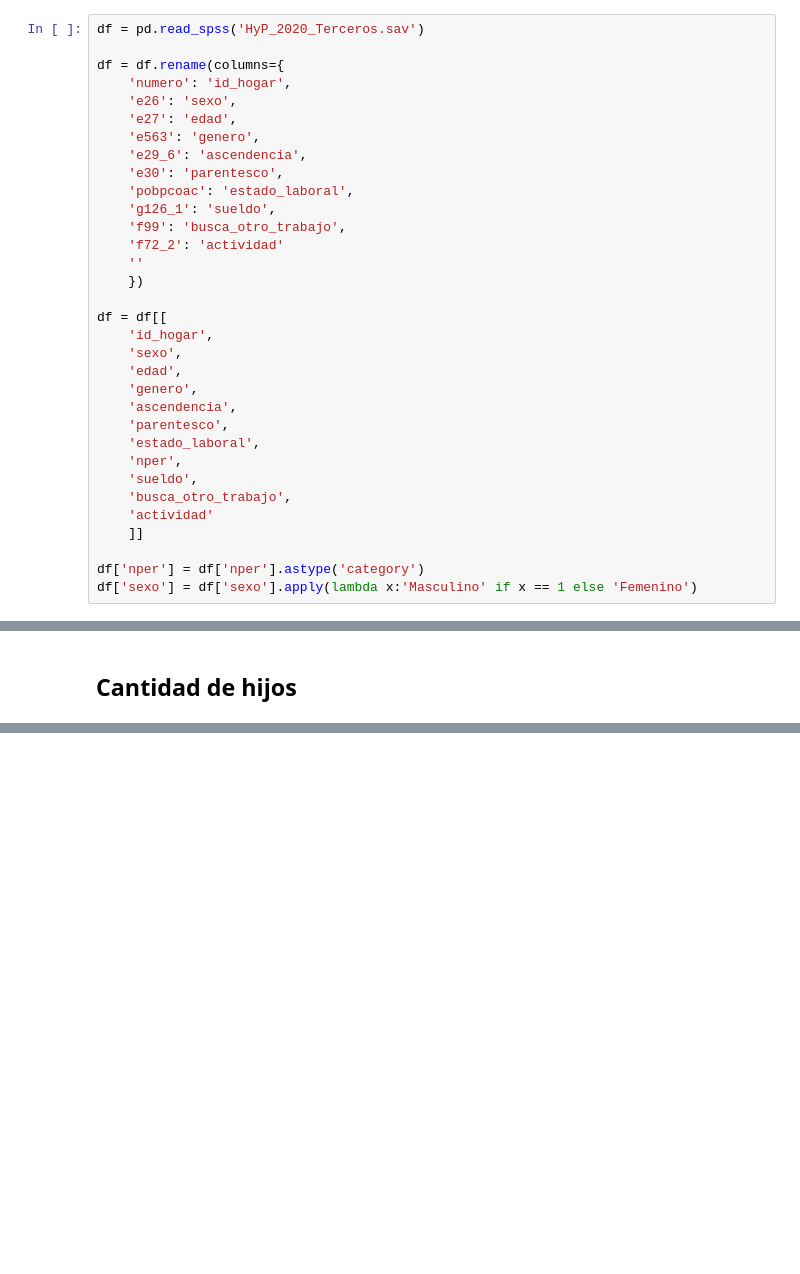
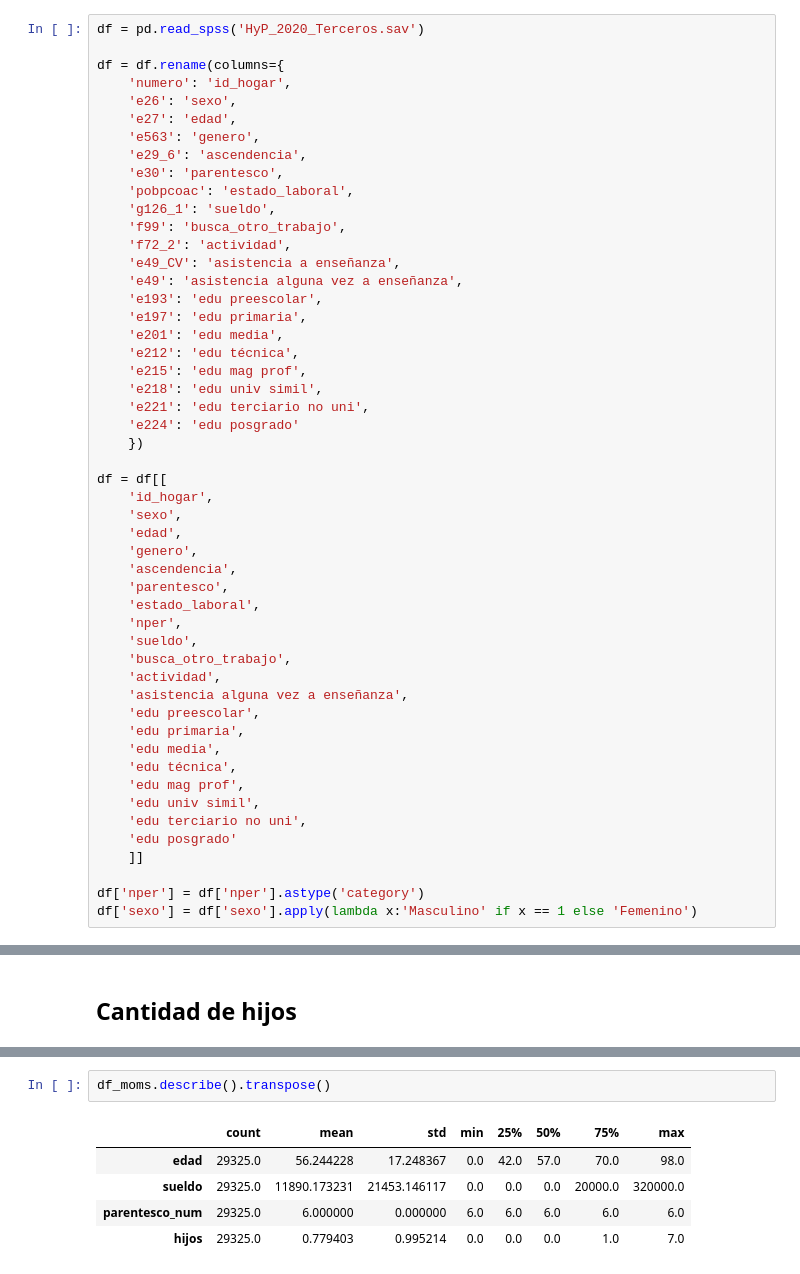
Before and after one commit to anicolon/coder_proyecto, a Jupyter notebook: hyp_2020/hyp_2020.ipynb, the cells around one changed output, grey strips where cells are left out. Drawn from its saved outputs; the diff is of its cells as text; blank space fills up the shorter version.

```diff
--- a/hyp_2020/hyp_2020.ipynb
+++ b/hyp_2020/hyp_2020.ipynb
@@ -22,8 +22,17 @@ df = df.rename(columns={
     'pobpcoac': 'estado_laboral',
     'g126_1': 'sueldo',
     'f99': 'busca_otro_trabajo',
-    'f72_2': 'actividad'
-    ''
+    'f72_2': 'actividad',
+    'e49_CV': 'asistencia a enseñanza',
+    'e49': 'asistencia alguna vez a enseñanza',
+    'e193': 'edu preescolar',
+    'e197': 'edu primaria',
+    'e201': 'edu media',
+    'e212': 'edu técnica',
+    'e215': 'edu mag prof',
+    'e218': 'edu univ simil',
+    'e221': 'edu terciario no uni',
+    'e224': 'edu posgrado'
     })
 
 df = df[[
@@ -37,7 +46,16 @@ df = df[[
     'nper',
     'sueldo',
     'busca_otro_trabajo',
-    'actividad'
+    'actividad',
+    'asistencia alguna vez a enseñanza',
+    'edu preescolar',
+    'edu primaria',
+    'edu media',
+    'edu técnica',
+    'edu mag prof',
+    'edu univ simil',
+    'edu terciario no uni',
+    'edu posgrado'
     ]]
 
 df['nper'] = df['nper'].astype('category')
@@ -118,0 +322,8 @@ plt.show()
+# %%
+df_moms.describe().transpose()
+# %% [output]
+|  | count | mean | std | min | 25% | 50% | 75% | max |
+| edad | 29325.0 | 56.244228 | 17.248367 | 0.0 | 42.0 | 57.0 | 70.0 | 98.0 |
+| sueldo | 29325.0 | 11890.173231 | 21453.146117 | 0.0 | 0.0 | 0.0 | 20000.0 | 320000.0 |
+| parentesco_num | 29325.0 | 6.000000 | 0.000000 | 6.0 | 6.0 | 6.0 | 6.0 | 6.0 |
+| hijos | 29325.0 | 0.779403 | 0.995214 | 0.0 | 0.0 | 0.0 | 1.0 | 7.0 |
```
Also changed, not shown: parts of 16 cells of this notebook.
